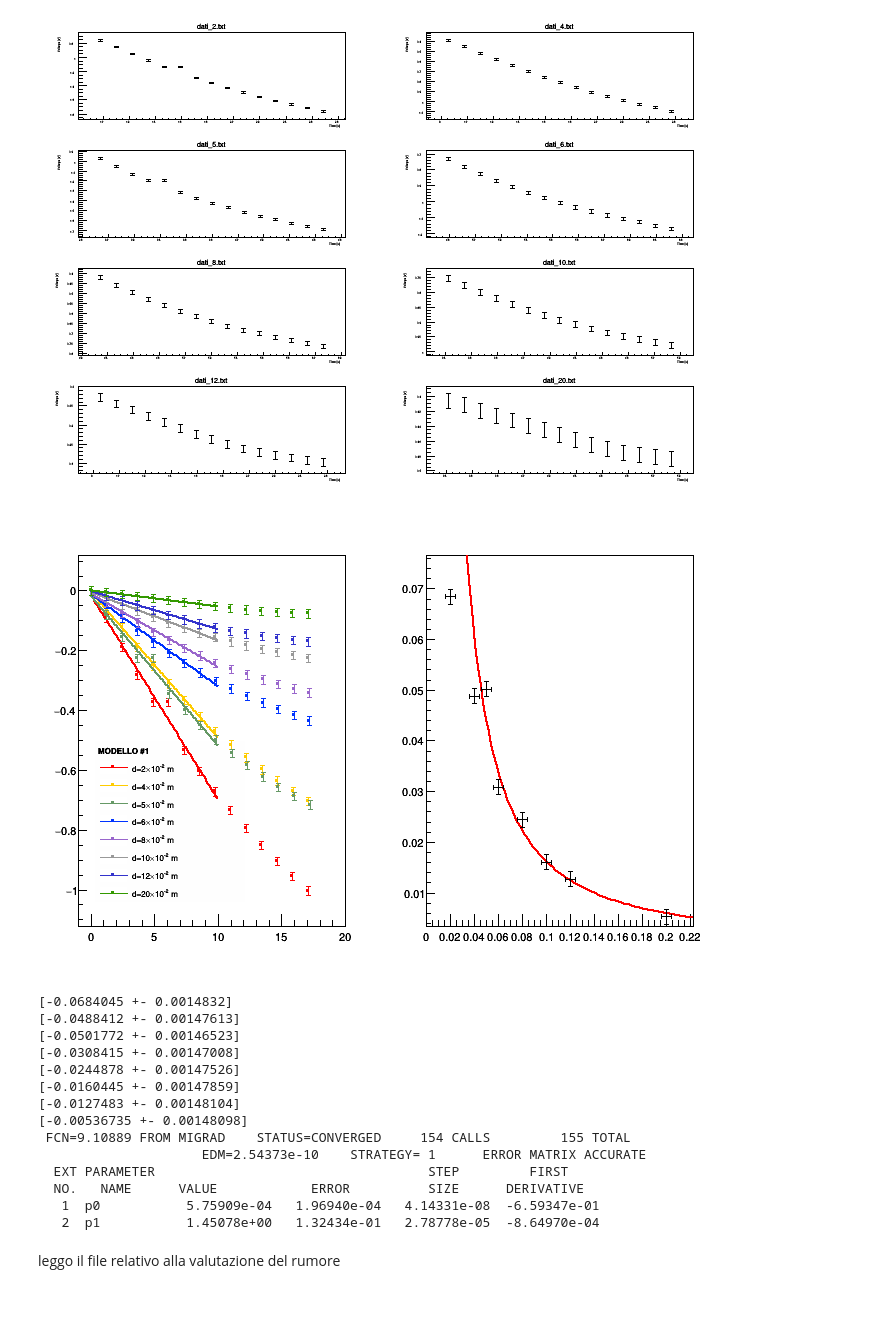
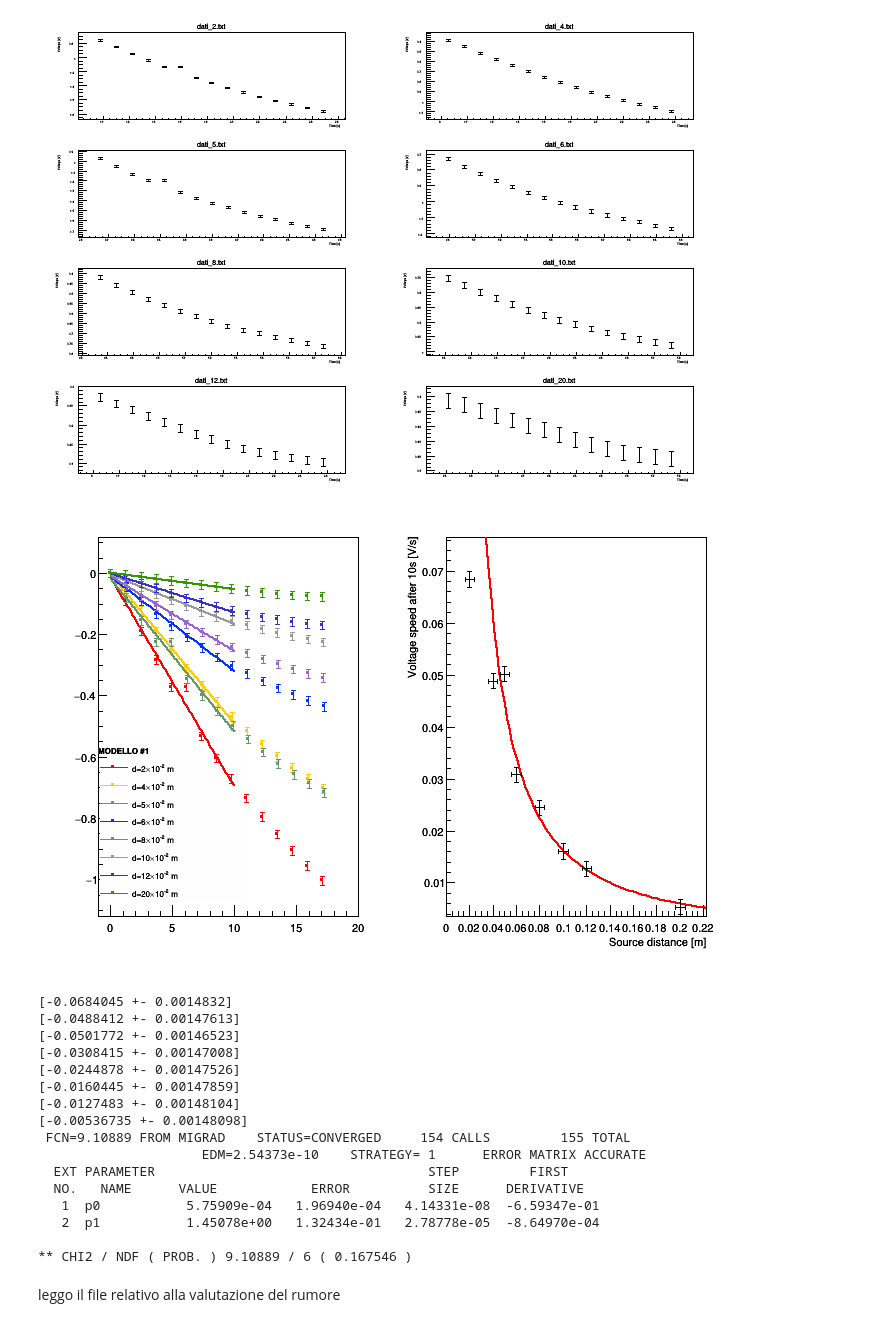
Before and after one commit to mattiasotgia/Lab2, a Jupyter notebook: esperienza_4__irraggiamento_lampadina/analisi_dati/2021_12_21_data_analysis_LAB_R2.ipynb, the cells around one changed output. Drawn from its saved outputs; the diff is of its cells as text; code cells hidden in the pictures.

```diff
--- a/esperienza_4__irraggiamento_lampadina/analisi_dati/2021_12_21_data_analysis_LAB_R2.ipynb
+++ b/esperienza_4__irraggiamento_lampadina/analisi_dati/2021_12_21_data_analysis_LAB_R2.ipynb
@@ -175,8 +175,8 @@ c3->Draw();
 # %% [output]
 [figure]
 # %%
-TCanvas c4;
-c4.Divide(2,1);
+TCanvas *c4 = new TCanvas();
+graphset::setcanvas(c4, 2,1);
 double d[8] = {0.02, 0.04, 0.05, 0.06, 0.08, 0.1, 0.12, 0.2};
 double dVdt[8];
 double err_dVdt[8];
@@ -184,7 +184,8 @@ double err_dVdt[8];
 Color_t mk[8] = {kRed, kOrange, kGreen-5, kAzure, kViolet-8, kGray+1, kBlue-3, kSpring-6};
 //Color_t mk[8] = {100, 95, 90, 84, 65, 225, 57, 223};
 
-c4.cd(1);
+c4->cd(1);
+graphset::setcanvas(c4->cd(1));
 
 TLegend *l = new TLegend(0.15, 0.15, 0.6, 0.5);
 l->SetHeader("#bf{MODELLO #1}");
@@ -221,36 +222,41 @@ for(int k = 0; k<8; k++){
     //logs::print_mmsg(("processing graph" + all_data_table[k]).c_str());
 
     g1->Draw((k==0)? "ap":"p");
     g1->Fit(("mod1_"+ dist).c_str(), "Q", "", 0, 10);
     l->AddEntry(("g1_"+ dist).c_str(), ("d=" + dist + "#times10^{-2} m").c_str());
     g1->GetXaxis()->SetLimits(-1, 20);
 
     std::cout << "[" << mod1->GetParameter(0) << " +- " << mod1->GetParError(0) << "]" << std::endl;
 
     //logs::print_stat(mod1);
     dVdt[k] = mod1->GetParameter(0);
     err_dVdt[k] = mod1->GetParError(0);
 }
 l->Draw();
 
-c4.cd(2);
+c4->cd(2);
+graphset::setcanvas(c4->cd(2));
 TGraphErrors *plot = new TGraphErrors();
 for(int j=0; j<8; j++){
     // if(j==2) continue;
     plot->SetPoint(j, d[j], abs(dVdt[j]));
     plot->SetPointError(j, 0.004, err_dVdt[j]); // Stima dell'errore sulla distanza ad 1e-2 m
 }
 plot->Draw("ap");
+plot->SetTitle(";Source distance [m];Voltage speed after 10s [V/s]");
+//graphset::set_TGraphAxis(plot, "Voltage speed after 10s [V/s]", 1, "Source distance [m]");
 
 TF1 *fit_mod1 = new TF1("fit_mod1", "[0]/pow(x, [1])");
 fit_mod1->SetParameter(0, 0.1);
 fit_mod1->SetParameter(1,2);
 
 plot->Fit("fit_mod1");
 
-c4.Draw();
+logs::print_stat(fit_mod1);
+
+c4->Draw();
 # %% [output]
-[figure, old version]
+[figure, new version]
 [-0.0684045 +- 0.0014832]
 [-0.0488412 +- 0.00147613]
 [-0.0501772 +- 0.00146523]
@@ -265,6 +271,8 @@ c4.Draw();
   NO.   NAME      VALUE            ERROR          SIZE      DERIVATIVE
    1  p0           5.75909e-04   1.96940e-04   4.14331e-08  -6.59347e-01
    2  p1           1.45078e+00   1.32434e-01   2.78778e-05  -8.64970e-04
+
+** CHI2 / NDF ( PROB. ) 9.10889 / 6 ( 0.167546 )
 # %% [markdown]
 leggo il file relativo alla valutazione del rumore
 # %%
```
